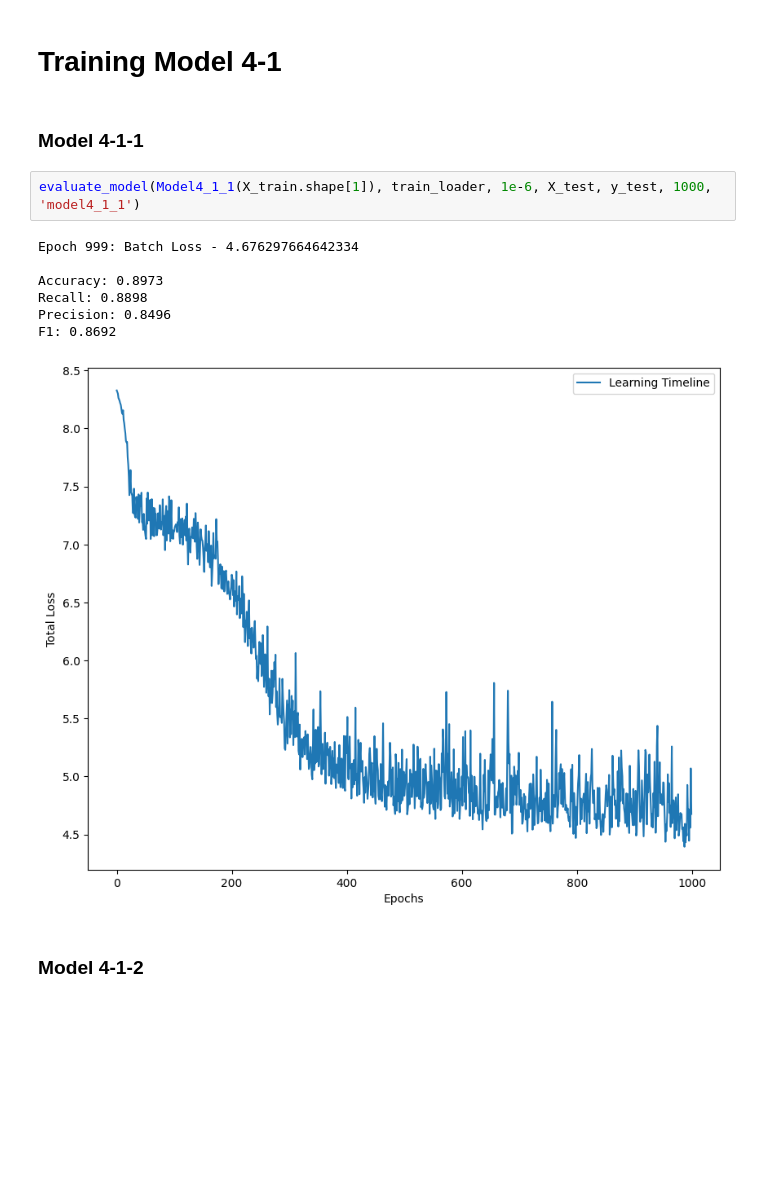
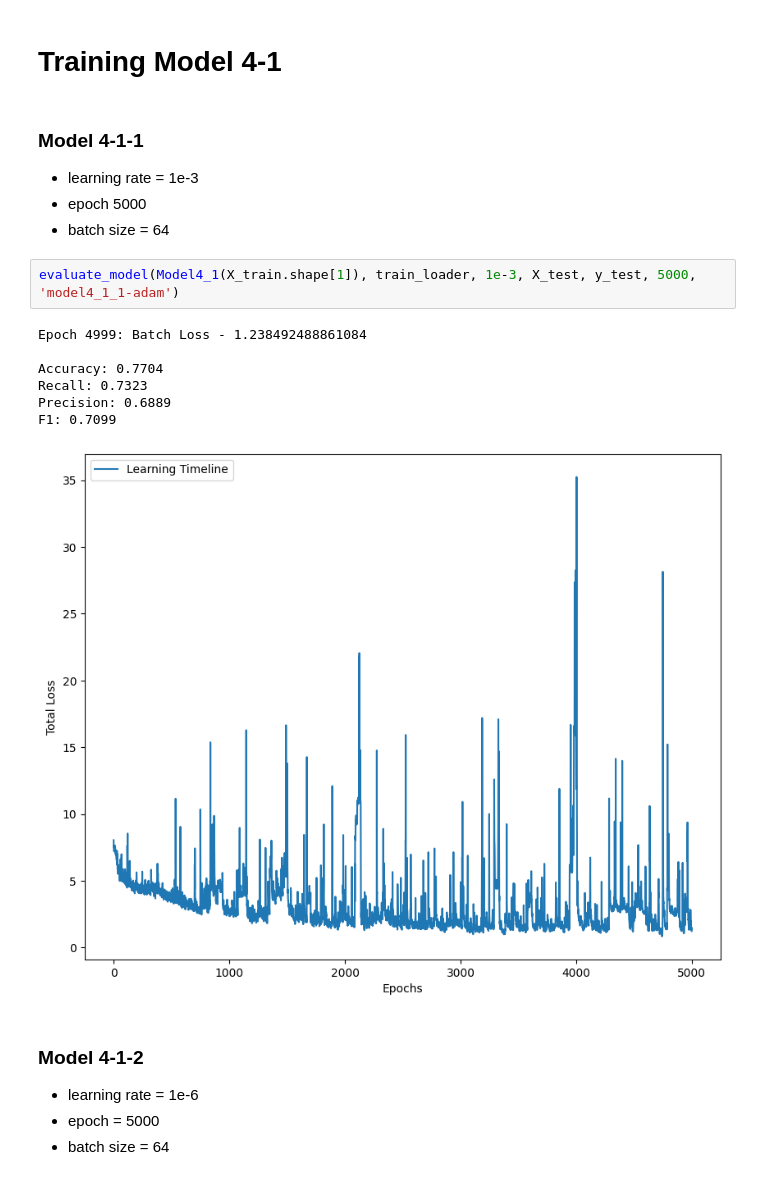
Before and after one commit to CoolmixZero/nn-optimization, a Jupyter notebook: train_model4_1.ipynb, the cells around one changed output. Drawn from its saved outputs; the diff is of its cells as text; blank space fills up the shorter version.

```diff
--- a/train_model4_1.ipynb
+++ b/train_model4_1.ipynb
@@ -40,16 +40,22 @@ test_loader = DataLoader(TensorDataset(X_test, y_test), shuffle=False)
 # Training Model 4-1
 # %% [markdown]
 ### Model 4-1-1
+- learning rate = 1e-3
+- epoch 5000
+- batch size = 64
 # %%
-evaluate_model(Model4_1_1(X_train.shape[1]), train_loader, 1e-6, X_test, y_test, 1000, 'model4_1_1')
+evaluate_model(Model4_1(X_train.shape[1]), train_loader, 1e-3, X_test, y_test, 5000, 'model4_1_1-adam')
 # %% [output]
-Epoch 999: Batch Loss - 4.676297664642334
+Epoch 4999: Batch Loss - 1.238492488861084
 
-Accuracy: 0.8973
-Recall: 0.8898
-Precision: 0.8496
-F1: 0.8692
+Accuracy: 0.7704
+Recall: 0.7323
+Precision: 0.6889
+F1: 0.7099
-[figure, old version]
+[figure, new version]
 # %% [markdown]
 ### Model 4-1-2
+- learning rate = 1e-6
+- epoch = 5000
+- batch size = 64
 # %%
```
Also changed, not shown: parts of 4 cells of this notebook, 18 other files.
